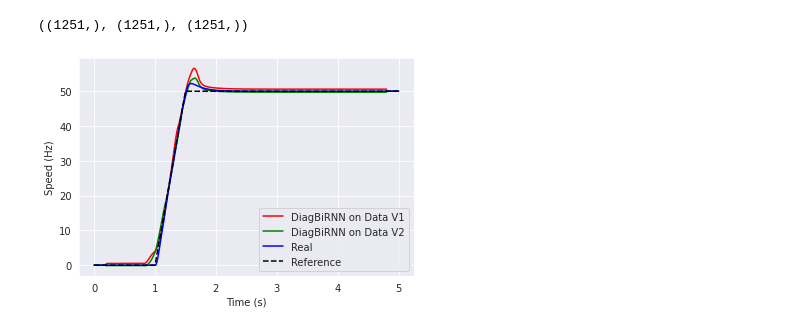
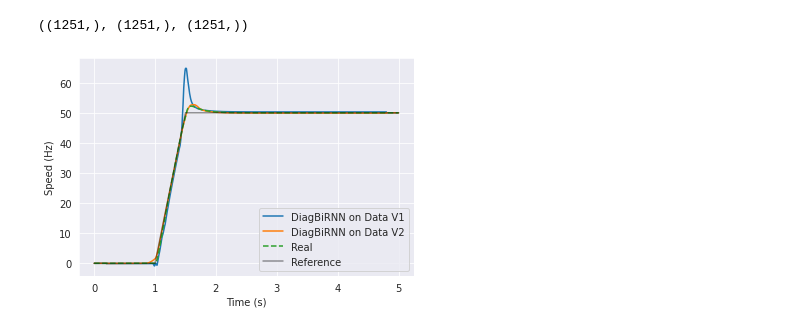
Before and after one commit to sagarverma/MotorDynamics, a Jupyter notebook: notebooks/plot_motornn.ipynb, the cells around one changed output. Drawn from its saved outputs; the diff is of its cells as text; code cells hidden in the pictures.

```diff
--- a/notebooks/plot_motornn.ipynb
+++ b/notebooks/plot_motornn.ipynb
@@ -1279,7 +1279,7 @@ response_time_2perc(ref, sim, data['time'][int(5.5 * 250):7*250])
 # %% [output]
 36.0
 # %%
-fin = open('../../../results/Data_18042020/shallow_fnn/shallow_fnn_act_relu_stride_1_window_100_inpQuants_voltage_d,voltage_q,current_d,current_q_outQuants_speed,torque_lr_0.01_batchSize_20000_epochs_1000_loss_mse.pkl', 'rb')
+fin = open('../../../results/Data_21042020/shallow_fnn/encdec_diag_birnn_skip_act_relu_stride_1_window_100_inpQuants_voltage_d,voltage_q,current_d,current_q_outQuants_speed_lr_0.01_batchSize_10000_epochs_1000_loss_mse.pkl', 'rb')
 res1 = pickle.load(fin)
 fin.close()
 
@@ -1296,13 +1296,13 @@ res1[0].shape, bnch['time'].shape, res2[0].shape
 ((1251,), (1251,), (1251,))
 # %%
 sns.set_style("darkgrid")
-plt.plot(bnch['time'], res1[0], color='red', label='DiagBiRNN on Data V1')
-plt.plot(bnch['time'], res2[0], color='green', label='DiagBiRNN on Data V2')
-plt.plot(bnch['time'], bnch['speed'], color='blue', label='Real')
-plt.plot(bnch['time'], bnch['reference_speed_interp'], '--', color='black', label='Reference')
+plt.plot(bnch['time'], res1[0],  label='DiagBiRNN on Data V1')
+plt.plot(bnch['time'], res2[0],  label='DiagBiRNN on Data V2')
+plt.plot(bnch['time'], bnch['speed'], '--', label='Real')
+plt.plot(bnch['time'], bnch['reference_speed_interp'],  color='black', label='Reference', alpha=0.4)
 plt.xlabel('Time (s)')
 plt.ylabel('Speed (Hz)')
 plt.legend()
 plt.savefig('v1andv2.png', dpi=500, bbox_inches='tight', pad_inches=0)
 # %% [output]
-[figure, old version]
+[figure, new version]
```
Also changed, not shown: 1 other file.
